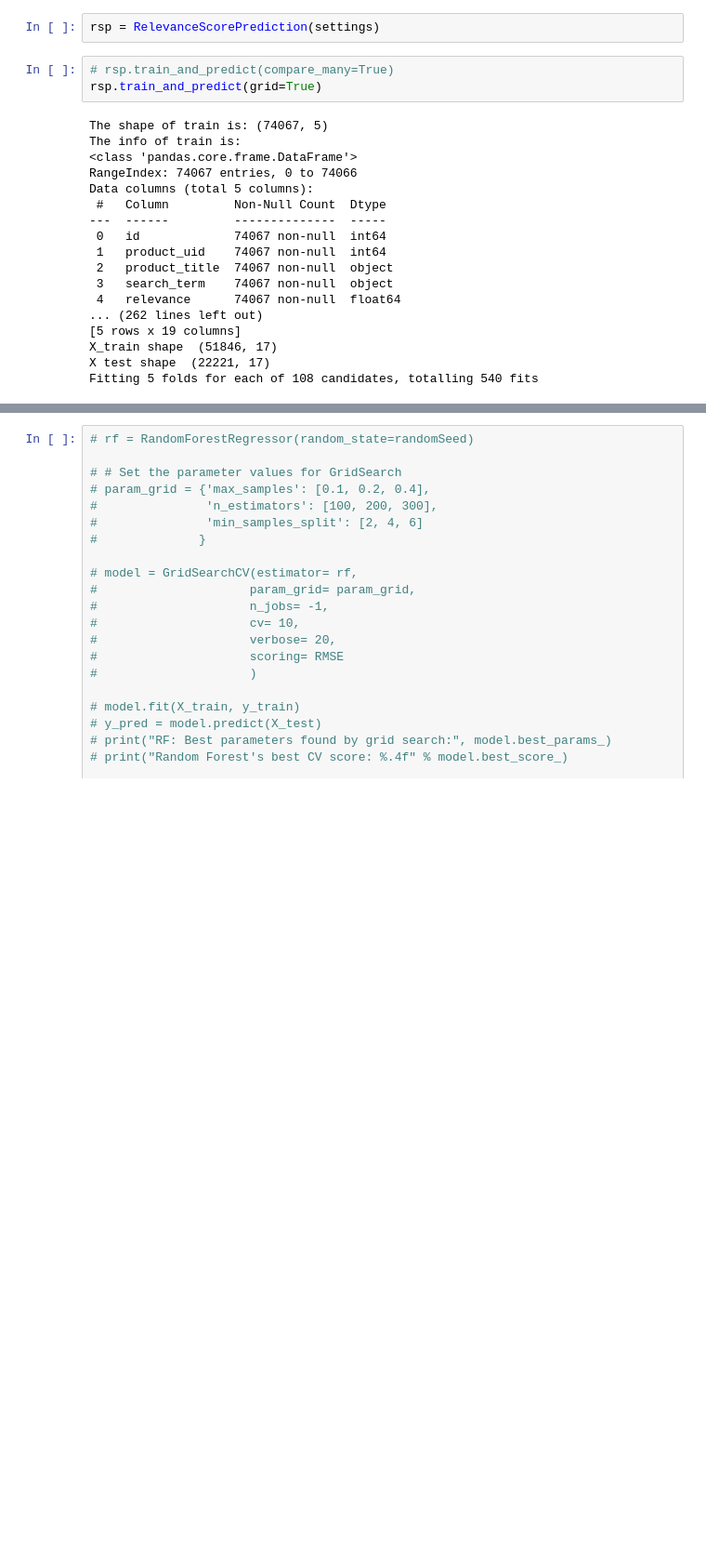
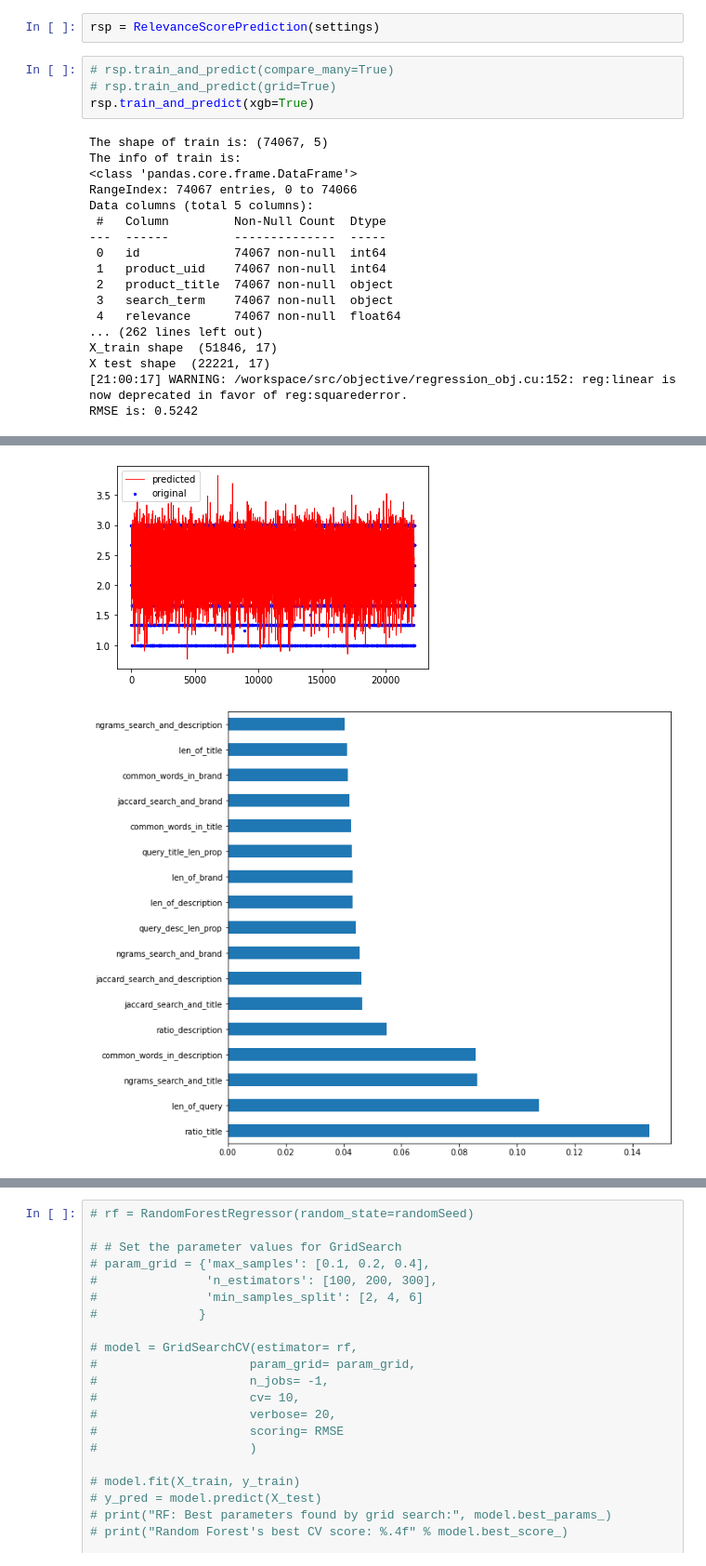
Before and after one commit to VasilisNikiforidis/Search-Relevance-Prediction, a Jupyter notebook: NLP_Coursework_2020.ipynb, the cells around one changed output, grey strips where cells are left out. Shown at 93% size. Cells and saved outputs as stored; diff of their text form; blank space fills up the shorter version.

Commit message:
graphs added

```diff
--- a/NLP_Coursework_2020.ipynb
+++ b/NLP_Coursework_2020.ipynb
@@ -658,7 +685,8 @@ settings = {
 rsp = RelevanceScorePrediction(settings)
 # %%
 # rsp.train_and_predict(compare_many=True)
-rsp.train_and_predict(grid=True)
+# rsp.train_and_predict(grid=True)
+rsp.train_and_predict(xgb=True)
 # %% [output]
 The shape of train is: (74067, 5)
 The info of train is:
@@ -673,7 +701,7 @@ Data columns (total 5 columns):
  3   search_term    74067 non-null  object
  4   relevance      74067 non-null  float64
 ... (262 lines left out)
-[5 rows x 19 columns]
 X_train shape  (51846, 17)
 X test shape  (22221, 17)
-Fitting 5 folds for each of 108 candidates, totalling 540 fits
+[21:00:17] WARNING: /workspace/src/objective/regression_obj.cu:152: reg:linear is now deprecated in favor of reg:squarederror.
+RMSE is: 0.5242
@@ -697,3 +708,5 @@ Fitting 5 folds for each of 108 candidates, totalling 540 fits
+[figure, added]
+[figure, added]
 # %%
 drive.flush_and_unmount()
 print('All changes made in this colab session should now be visible in Drive.')
```
Also changed, not shown: parts of 5 cells of this notebook.
